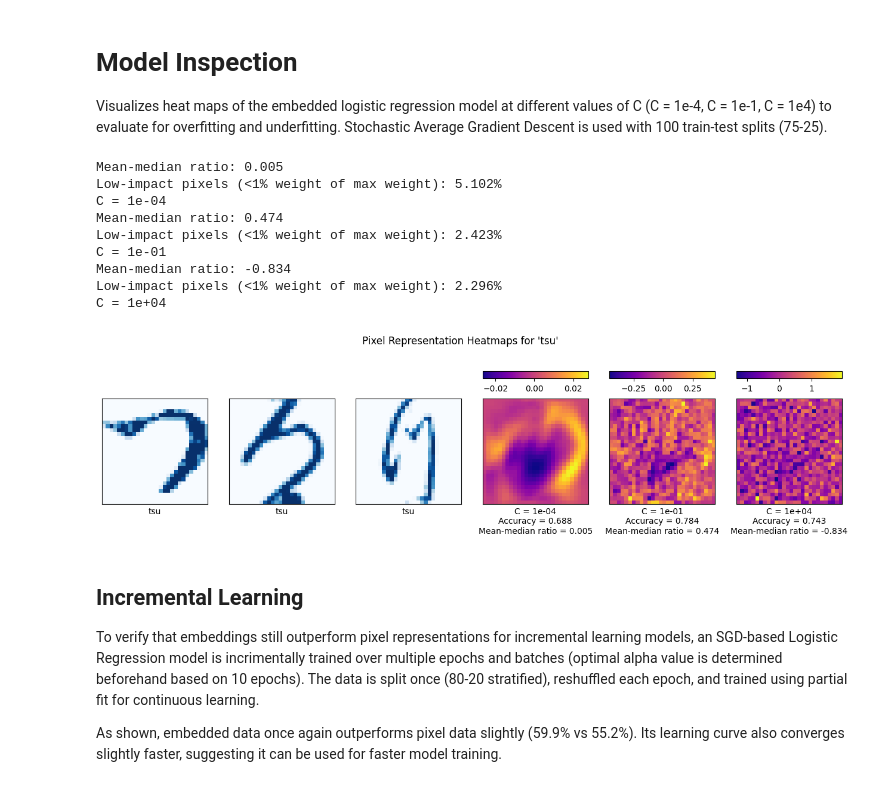
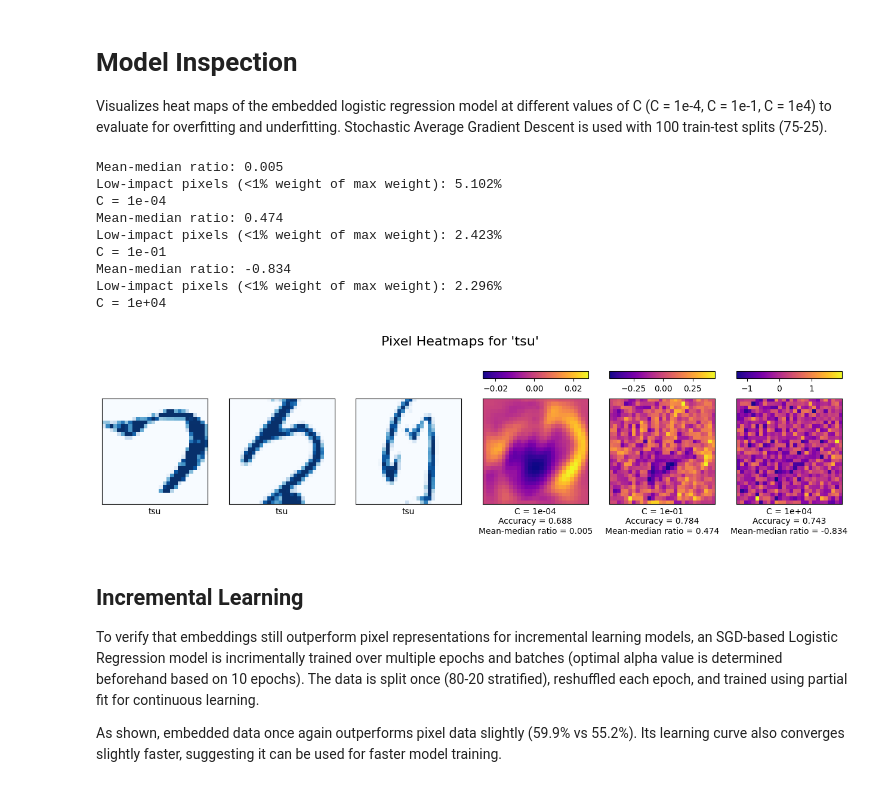
Before and after one commit to JorisRoelofs/Portfolio, a Jupyter notebook: Machine Learning - Python - Handwriting Recognition Kuzushiji/Handwriting Recognition Kuzushiji.ipynb, the cells around one changed output. Saved outputs shown, nothing was run; the diff lists cells and outputs as text; code cells hidden in the pictures.

```diff
--- a/Machine Learning - Python - Handwriting Recognition Kuzushiji/Handwriting Recognition Kuzushiji.ipynb
+++ b/Machine Learning - Python - Handwriting Recognition Kuzushiji/Handwriting Recognition Kuzushiji.ipynb
@@ -402,7 +402,7 @@ def plot_character_coefficients(X, y, character, penalty, max_iter):
     X_train, X_test, y_train, y_test = train_test_split(X, y, train_size=0.75, stratify=y, random_state=0)
 
     fig, axes = plt.subplots(1,len(C)+examples,figsize=(16,4))
-    fig.suptitle("Pixel Representation Heatmaps for '{}'".format(character))
+    fig.suptitle("Pixel Heatmaps for '{}'".format(character), fontsize=16)
     for i, ax in enumerate(axes):
         if(i < examples):
             # Plot examples
@@ -429,34 +429,34 @@ def plot_character_coefficients(X, y, character, penalty, max_iter):
             print("Mean-median ratio: " f"{mm_ratio:.3f}")
 
             # Fraction of low-impact pixels
             values_abs = [abs(value) for value in values]
             cutoff = 0.01 * max(values_abs)
             low_impact_pixels = sum(j < cutoff for j in values_abs) / (28*28)
             print("Low-impact pixels (<1% weight of max weight): " f"{low_impact_pixels * 100:.3f}%")
 
             # Plot heatmaps
             heatmap = ax.imshow(model.coef_[int(key)].reshape(28,28), cmap='plasma')
             ax.set_xlabel("C = {:.0e}\nAccuracy = {:.3f}\nMean-median ratio = {:.3f}".format(C[i-examples], score, mm_ratio))
             ax.set_xticks(()), ax.set_yticks(())
             ax_left = ax.get_position().x0
             ax_width = ax.get_position().width
             cax = fig.add_axes([ax_left, 0.8, ax_width, 0.03])
             fig.colorbar(heatmap, cax=cax, orientation='horizontal')
             print("C = " f"{C[i-examples]:.0e}")
     plt.show()
 
 plot_character_coefficients(X, y, 'tsu', 'l2', 200)
 # %% [output]
 Mean-median ratio: 0.005
 Low-impact pixels (<1% weight of max weight): 5.102%
 C = 1e-04
 Mean-median ratio: 0.474
 Low-impact pixels (<1% weight of max weight): 2.423%
 C = 1e-01
 Mean-median ratio: -0.834
 Low-impact pixels (<1% weight of max weight): 2.296%
 C = 1e+04
-[figure, old version]
+[figure, new version]
 # %% [markdown]
 ## Incremental Learning
 To verify that embeddings still outperform pixel representations for incremental learning models, an SGD-based Logistic Regression model is incrimentally trained over multiple epochs and batches (optimal alpha value is determined beforehand based on 10 epochs). The data is split once (80-20 stratified), reshuffled each epoch, and trained using partial fit for continuous learning.
```
Also changed, not shown: parts of 3 cells of this notebook, 3 other files.
